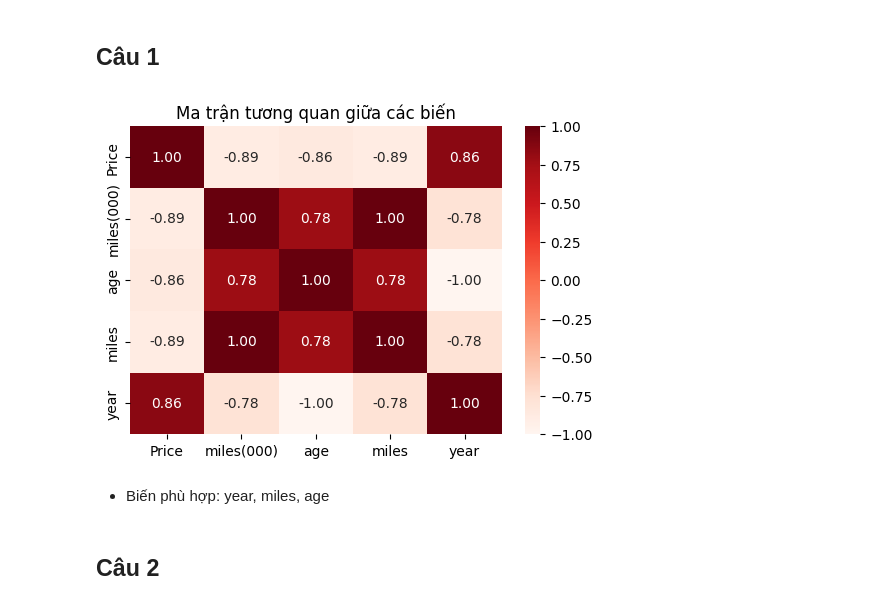
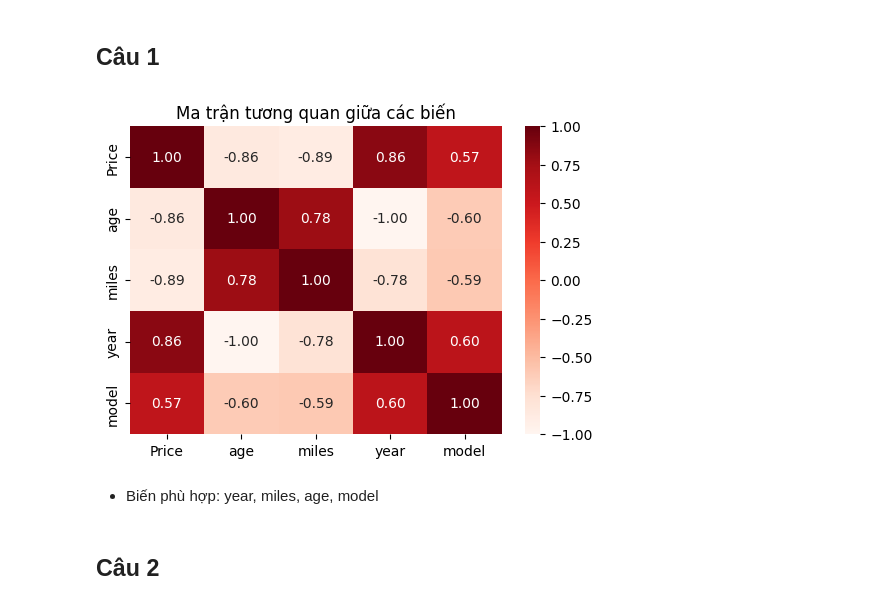
Before and after one commit to anhvq44/CSA17, a Jupyter notebook: Lesson7/hw7/price.ipynb, the cells around one changed output. Drawn from its saved outputs; the diff is of its cells as text; code cells hidden in the pictures.

```diff
--- a/Lesson7/hw7/price.ipynb
+++ b/Lesson7/hw7/price.ipynb
@@ -16,3 +16,11 @@ miles         0
 year          0
 model         0
 dtype: int64
+# %%
+df = df.drop(columns=['miles(000)'])
+# %%
+#luu category model
+model_categories = df['model'].astype('category').cat.categories
+#doi thanh dang so
+df['model'] = df['model'].astype('category').cat.codes
+df.head()
@@ -20,13 +35,13 @@ dtype: int64
 ## Câu 1
 # %%
 plt.figure(figsize=(6, 4))
-sns.heatmap(df.corr(numeric_only=True), annot=True, cmap=plt.cm.Reds, fmt=".2f")
+sns.heatmap(df.corr(), annot=True, cmap=plt.cm.Reds, fmt=".2f")
 plt.title("Ma trận tương quan giữa các biến")
 plt.show()
 # %% [output]
-[figure, old version]
+[figure, new version]
 # %% [markdown]
-- Biến phù hợp: year, miles, age
+- Biến phù hợp: year, miles, age, model
 # %% [markdown]
 ## Câu 2
 # %%
```
Also changed, not shown: parts of 4 cells of this notebook.
